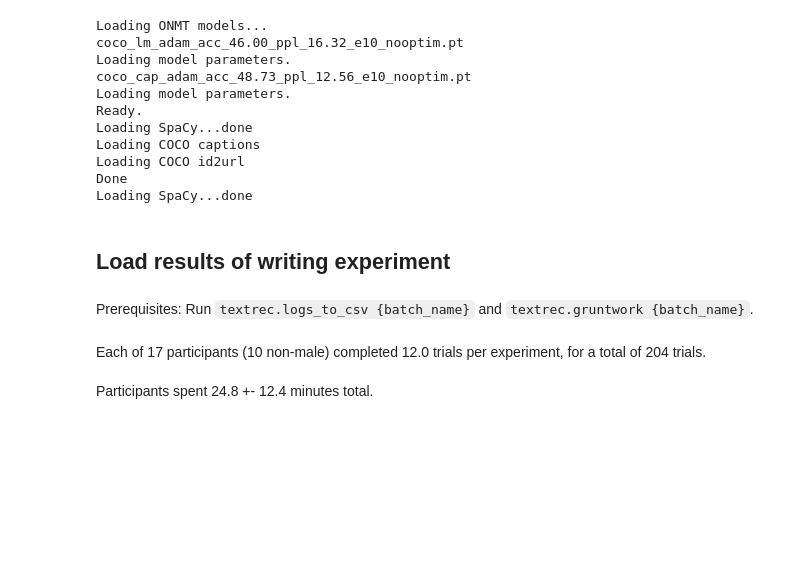
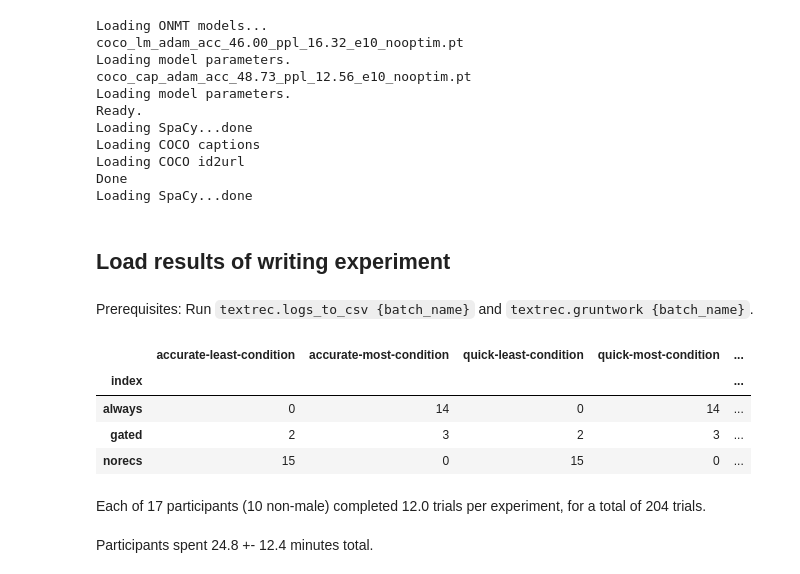
Before and after one commit to kcarnold/textrec, a Jupyter notebook: notebooks/Analysis-Gated.ipynb, the cells around one changed output. Saved outputs shown, nothing was run; the diff lists cells and outputs as text; code cells hidden in the pictures; blank space fills up the shorter version.

```diff
--- a/notebooks/Analysis-Gated.ipynb
+++ b/notebooks/Analysis-Gated.ipynb
@@ -47,6 +47,15 @@ batch = 'gc1'
 experiment_level_data = pd.read_csv(paths.analyzed / f'experiment_{batch}.csv')
 block_level_data = pd.read_csv(paths.analyzed / f'block_{batch}.csv')
 trial_level_data = pd.read_csv(paths.analyzed / f'trial_withmanual_{batch}.csv')
+helpful_ranks_by_condition = pd.read_csv(paths.analyzed / f'helpful_ranks_by_condition_{batch}.csv')
+# %%
+helpful_ranks_by_condition.set_index('index')
+# %% [output]
+|  | accurate-least-condition | accurate-most-condition | quick-least-condition | quick-most-condition | ... |
+| index |  |  |  |  | ... |
+| always | 0 | 14 | 0 | 14 | ... |
+| gated | 2 | 3 | 2 | 3 | ... |
+| norecs | 15 | 0 | 15 | 0 | ... |
 # %%
 HTML("Each of {num_participants} participants ({non_male} non-male) completed {num_trials_per} trials per experiment, for a total of {n_trials} trials.".format(
     num_participants=len(set(trial_level_data.participant)),
```
Also changed, not shown: 2 other files.
